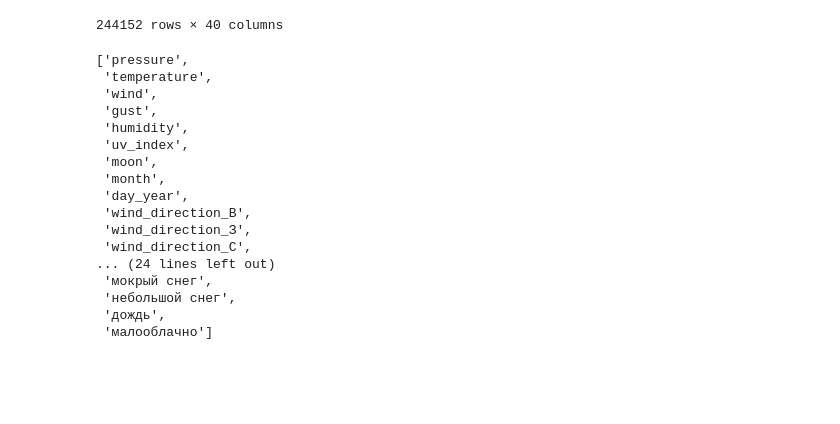
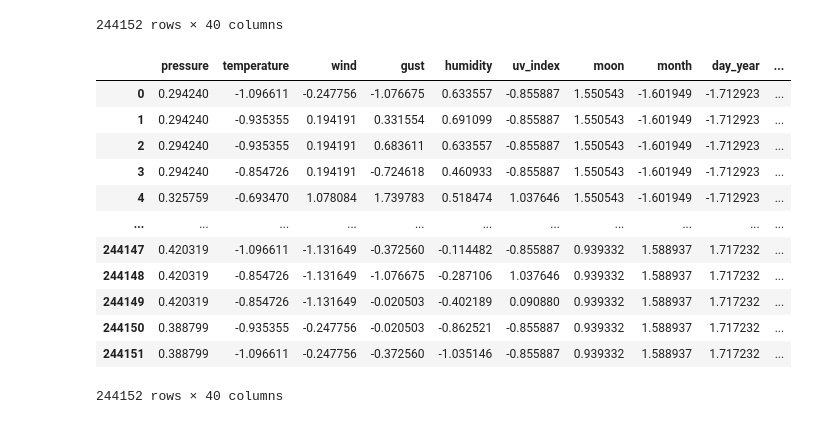
Before and after one commit to tam2511/Fishow-Backend, a Jupyter notebook: spider/predict_utils/train/Lstm.ipynb, the cells around one changed output. Saved outputs shown, nothing was run; the diff lists cells and outputs as text; code cells hidden in the pictures; blank space fills up the shorter version.

```diff
--- a/spider/predict_utils/train/Lstm.ipynb
+++ b/spider/predict_utils/train/Lstm.ipynb
@@ -122,26 +122,26 @@ data
 | 244150 | 752 | -4 | 2 | 8 | 28 | 0 | 79 | 12 | 364 | ... |
 | 244151 | 752 | -6 | 2 | 7 | 25 | 0 | 79 | 12 | 364 | ... |
 244152 rows × 40 columns
-# %%
-list(data.columns)
-# %% [output]
-['pressure',
- 'temperature',
- 'wind',
- 'gust',
- 'humidity',
- 'uv_index',
- 'moon',
- 'month',
- 'day_year',
- 'wind_direction_В',
- 'wind_direction_З',
- 'wind_direction_С',
-... (24 lines left out)
- 'мокрый снег',
- 'небольшой снег',
- 'дождь',
- 'малооблачно']
+# %%
+mean = data.mean()
+std = data.std()
+torch.save({'mean': mean, 'std': std}, 'scaler.pth')
+data = (data - mean) / std
+data
+# %% [output]
+|  | pressure | temperature | wind | gust | humidity | uv_index | moon | month | day_year | ... |
+| 0 | 0.294240 | -1.096611 | -0.247756 | -1.076675 | 0.633557 | -0.855887 | 1.550543 | -1.601949 | -1.712923 | ... |
+| 1 | 0.294240 | -0.935355 | 0.194191 | 0.331554 | 0.691099 | -0.855887 | 1.550543 | -1.601949 | -1.712923 | ... |
+| 2 | 0.294240 | -0.935355 | 0.194191 | 0.683611 | 0.633557 | -0.855887 | 1.550543 | -1.601949 | -1.712923 | ... |
+| 3 | 0.294240 | -0.854726 | 0.194191 | -0.724618 | 0.460933 | -0.855887 | 1.550543 | -1.601949 | -1.712923 | ... |
+| 4 | 0.325759 | -0.693470 | 1.078084 | 1.739783 | 0.518474 | 1.037646 | 1.550543 | -1.601949 | -1.712923 | ... |
+| ... | ... | ... | ... | ... | ... | ... | ... | ... | ... | ... |
+| 244147 | 0.420319 | -1.096611 | -1.131649 | -0.372560 | -0.114482 | -0.855887 | 0.939332 | 1.588937 | 1.717232 | ... |
+| 244148 | 0.420319 | -0.854726 | -1.131649 | -1.076675 | -0.287106 | 1.037646 | 0.939332 | 1.588937 | 1.717232 | ... |
+| 244149 | 0.420319 | -0.854726 | -1.131649 | -0.020503 | -0.402189 | 0.090880 | 0.939332 | 1.588937 | 1.717232 | ... |
+| 244150 | 0.388799 | -0.935355 | -0.247756 | -0.020503 | -0.862521 | -0.855887 | 0.939332 | 1.588937 | 1.717232 | ... |
+| 244151 | 0.388799 | -1.096611 | -0.247756 | -0.372560 | -1.035146 | -0.855887 | 0.939332 | 1.588937 | 1.717232 | ... |
+244152 rows × 40 columns
 # %%
 torch.save(list(data.columns), 'features.keys')
 # %%
```
Also changed, not shown: parts of 9 cells of this notebook, 6 other files.
